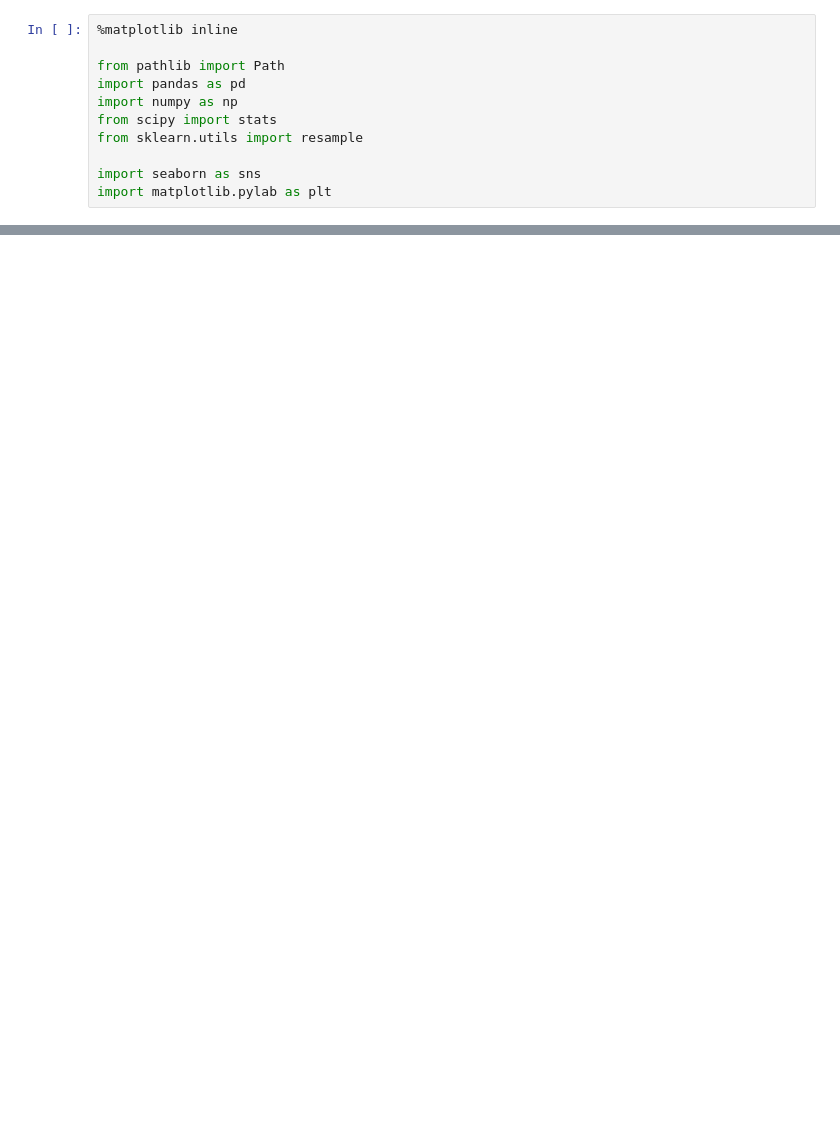
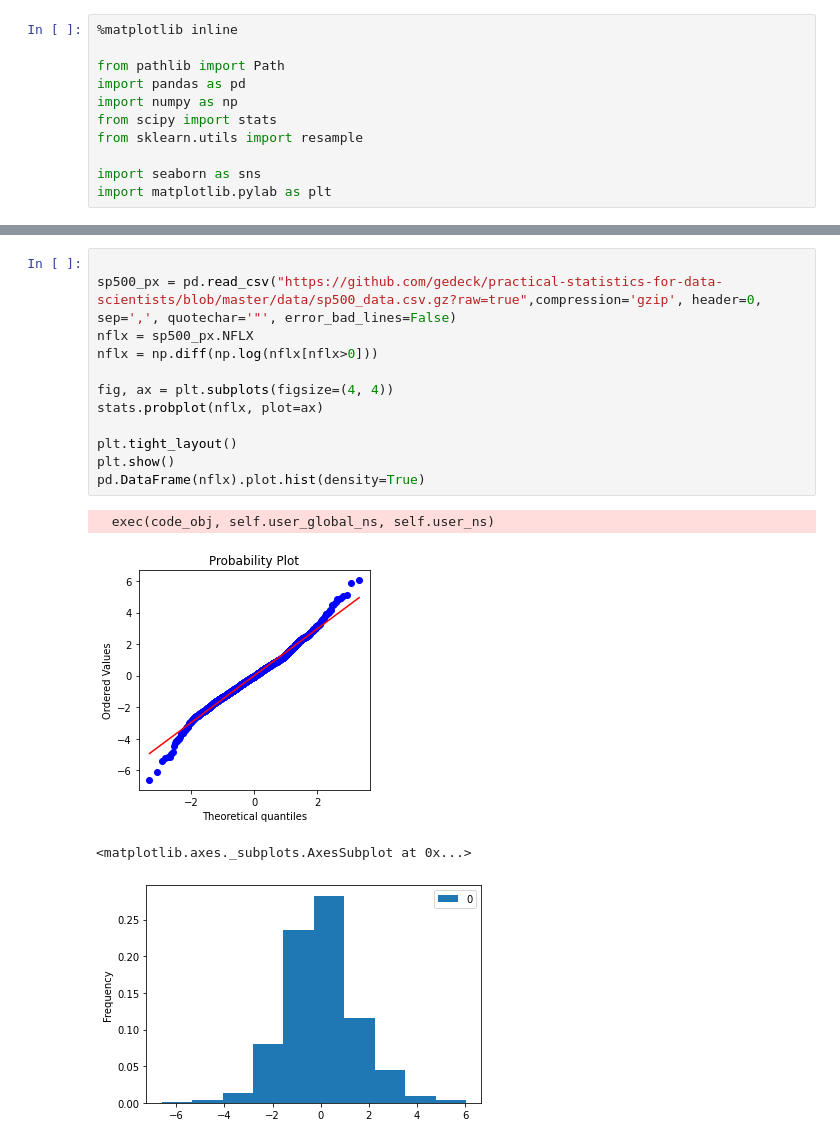
Before and after one commit to pradeepnegi88/practical-statistics, a Jupyter notebook: StatisticsPractical.ipynb, the cells around one changed output, grey strips where cells are left out. Drawn from its saved outputs; the diff is of its cells as text; blank space fills up the shorter version.

```diff
--- a/StatisticsPractical.ipynb
+++ b/StatisticsPractical.ipynb
@@ -462,0 +452,17 @@ import matplotlib.pylab as plt
+# %%
+
+sp500_px = pd.read_csv("https://github.com/gedeck/practical-statistics-for-data-scientists/blob/master/data/sp500_data.csv.gz?raw=true",compression='gzip', header=0, sep=',', quotechar='"', error_bad_lines=False)
+nflx = sp500_px.NFLX
+nflx = np.diff(np.log(nflx[nflx>0]))
+
+fig, ax = plt.subplots(figsize=(4, 4))
+stats.probplot(nflx, plot=ax)
+
+plt.tight_layout()
+plt.show()
+pd.DataFrame(nflx).plot.hist(density=True)
+# %% [output]
+  exec(code_obj, self.user_global_ns, self.user_ns)
+[figure, added]
+<matplotlib.axes._subplots.AxesSubplot at 0x...>
+[figure, added]
```
Also changed, not shown: parts of 2 cells of this notebook.
